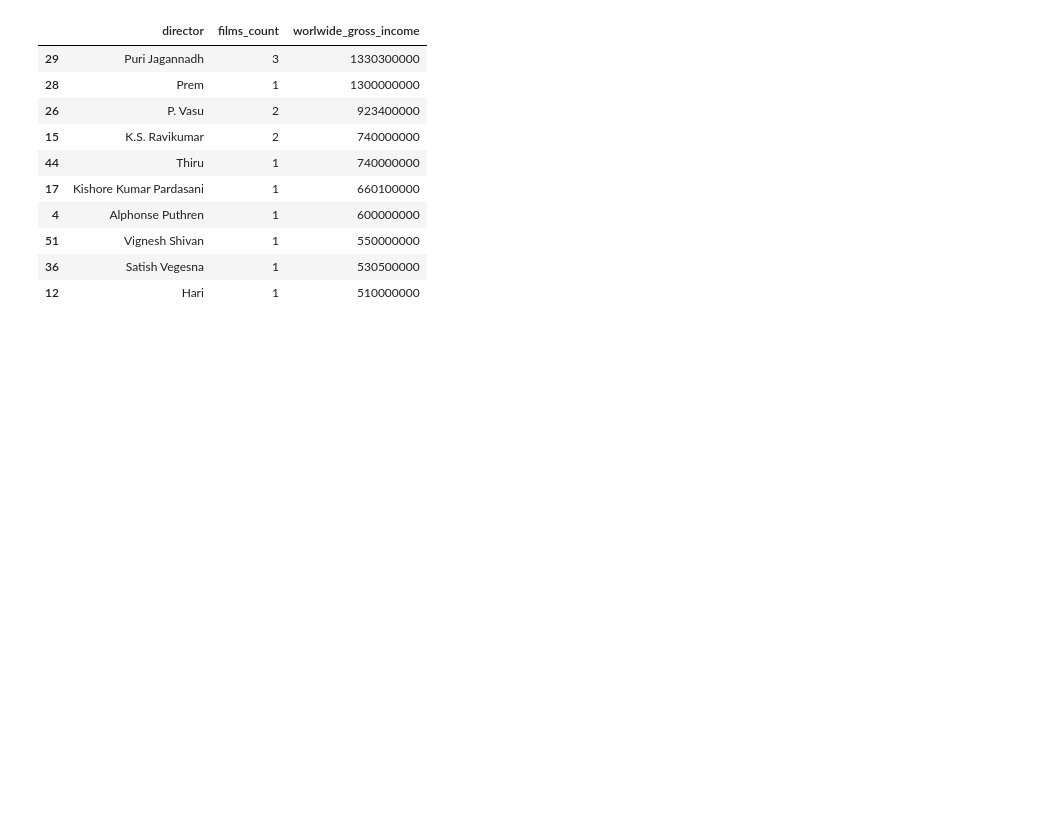
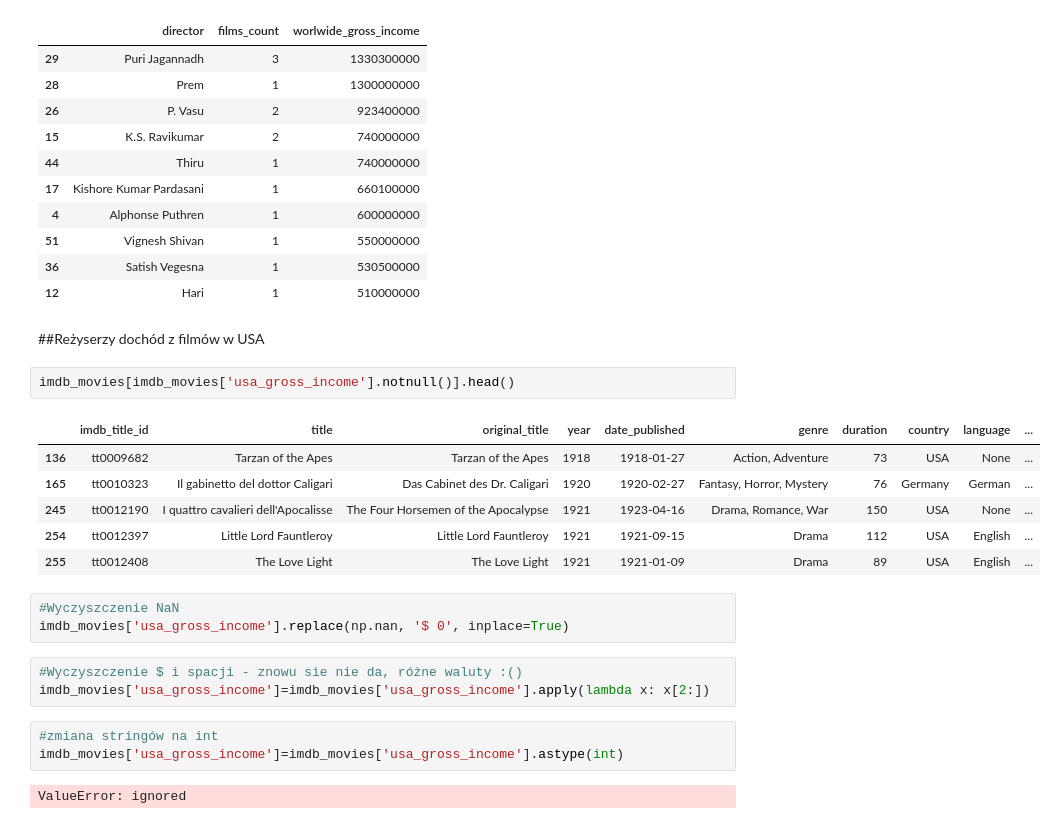
Before and after one commit to KatBotkowska/CodersCrew, a Jupyter notebook: Netflix_data.ipynb, the cells around one changed output. Drawn from its saved outputs; the diff is of its cells as text; blank space fills up the shorter version.

Commit message:
usa gross income start

```diff
--- a/Netflix_data.ipynb
+++ b/Netflix_data.ipynb
@@ -1137,3 +1137,25 @@ imdb_movies_INR.groupby('director').agg({'imdb_title_id':'count','worlwide_gross
 | 51 | Vignesh Shivan | 1 | 550000000 |
 | 36 | Satish Vegesna | 1 | 530500000 |
 | 12 | Hari | 1 | 510000000 |
+# %% [markdown]
+##Reżyserzy dochód z filmów w USA
+# %%
+imdb_movies[imdb_movies['usa_gross_income'].notnull()].head()
+# %% [output]
+|  | imdb_title_id | title | original_title | year | date_published | genre | duration | country | language | ... |
+| 136 | tt0009682 | Tarzan of the Apes | Tarzan of the Apes | 1918 | 1918-01-27 | Action, Adventure | 73 | USA | None | ... |
+| 165 | tt0010323 | Il gabinetto del dottor Caligari | Das Cabinet des Dr. Caligari | 1920 | 1920-02-27 | Fantasy, Horror, Mystery | 76 | Germany | German | ... |
+| 245 | tt0012190 | I quattro cavalieri dell'Apocalisse | The Four Horsemen of the Apocalypse | 1921 | 1923-04-16 | Drama, Romance, War | 150 | USA | None | ... |
+| 254 | tt0012397 | Little Lord Fauntleroy | Little Lord Fauntleroy | 1921 | 1921-09-15 | Drama | 112 | USA | English | ... |
+| 255 | tt0012408 | The Love Light | The Love Light | 1921 | 1921-01-09 | Drama | 89 | USA | English | ... |
+# %%
+#Wyczyszczenie NaN
+imdb_movies['usa_gross_income'].replace(np.nan, '$ 0', inplace=True)
+# %%
+#Wyczyszczenie $ i spacji - znowu sie nie da, różne waluty :()
+imdb_movies['usa_gross_income']=imdb_movies['usa_gross_income'].apply(lambda x: x[2:])
+# %%
+#zmiana stringów na int
+imdb_movies['usa_gross_income']=imdb_movies['usa_gross_income'].astype(int)
+# %% [output]
+ValueError: ignored
```
